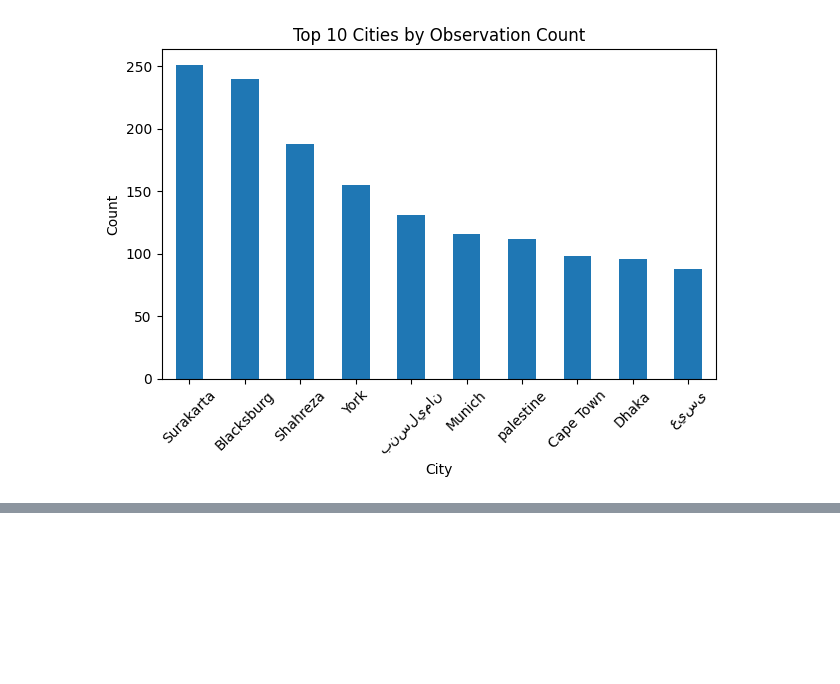
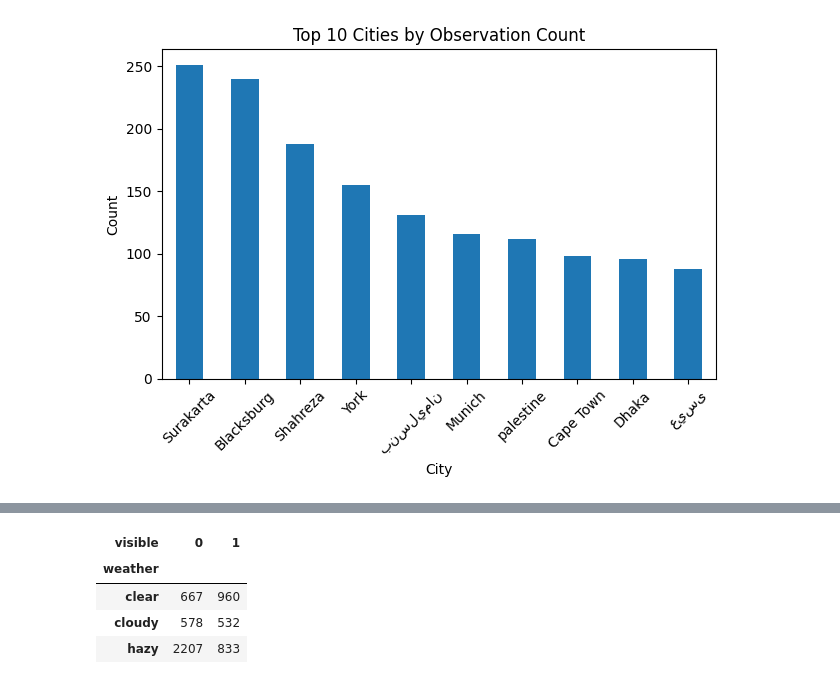
Before and after one commit to zakzakzak/kaggle, a Jupyter notebook: prediction-new-moon-hisab-rukyat.ipynb, the cells around one changed output, grey strips where cells are left out. Drawn from its saved outputs; the diff is of its cells as text; code cells hidden in the pictures; blank space fills up the shorter version.

```diff
--- a/prediction-new-moon-hisab-rukyat.ipynb
+++ b/prediction-new-moon-hisab-rukyat.ipynb
@@ -183,0 +231,8 @@ Name: count, dtype: int64
+# %%
+pd.crosstab(df['weather'], df['visible'])
+# %% [output]
+| visible | 0 | 1 |
+| weather |  |  |
+| clear | 667 | 960 |
+| cloudy | 578 | 532 |
+| hazy | 2207 | 833 |
```
Also changed, not shown: parts of 6 cells of this notebook.
